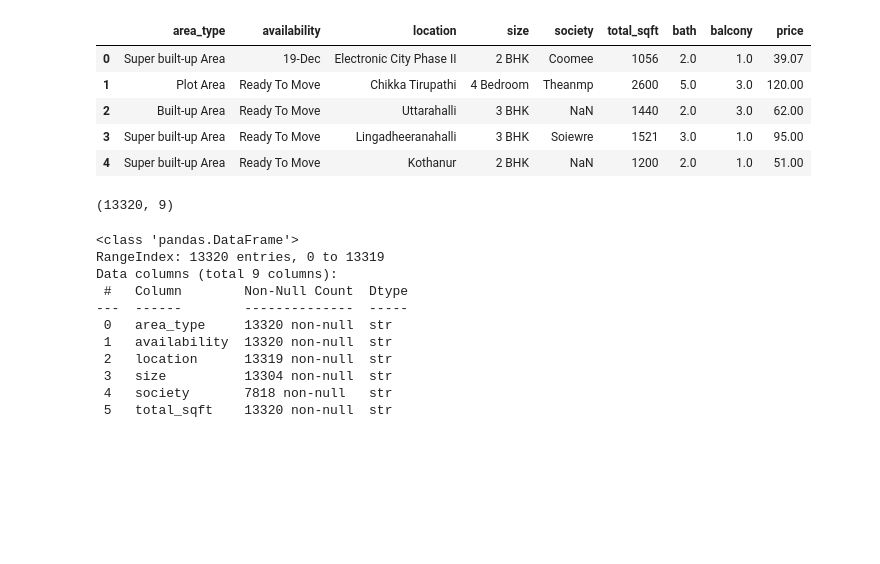
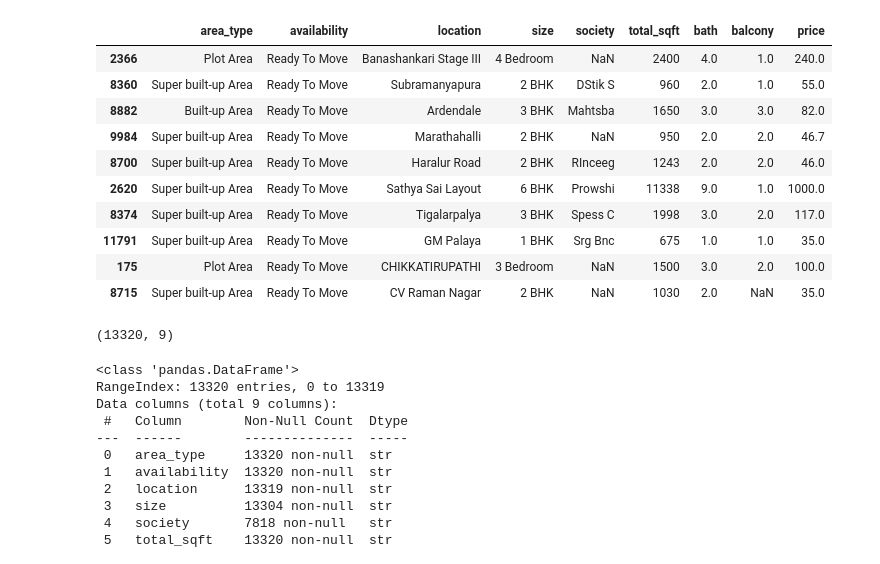
Before and after one commit to harkeshsingh0305/Probation-Project-26, a Jupyter notebook: Harkesh Singh Task 7/bhd.ipynb, the cells around one changed output. Saved outputs shown, nothing was run; the diff lists cells and outputs as text; code cells hidden in the pictures; blank space fills up the shorter version.

```diff
--- a/Harkesh Singh Task 7/bhd.ipynb
+++ b/Harkesh Singh Task 7/bhd.ipynb
@@ -5,14 +5,19 @@ import matplotlib.pyplot as plt
 import seaborn as sns
 # %%
 df = pd.read_csv("Bengaluru_House_Data.csv")
-df.head()
+df.sample(10)
 # %% [output]
 |  | area_type | availability | location | size | society | total_sqft | bath | balcony | price |
-| 0 | Super built-up Area | 19-Dec | Electronic City Phase II | 2 BHK | Coomee | 1056 | 2.0 | 1.0 | 39.07 |
-| 1 | Plot Area | Ready To Move | Chikka Tirupathi | 4 Bedroom | Theanmp | 2600 | 5.0 | 3.0 | 120.00 |
-| 2 | Built-up Area | Ready To Move | Uttarahalli | 3 BHK | NaN | 1440 | 2.0 | 3.0 | 62.00 |
-| 3 | Super built-up Area | Ready To Move | Lingadheeranahalli | 3 BHK | Soiewre | 1521 | 3.0 | 1.0 | 95.00 |
-| 4 | Super built-up Area | Ready To Move | Kothanur | 2 BHK | NaN | 1200 | 2.0 | 1.0 | 51.00 |
+| 2366 | Plot Area | Ready To Move | Banashankari Stage III | 4 Bedroom | NaN | 2400 | 4.0 | 1.0 | 240.0 |
+| 8360 | Super built-up Area | Ready To Move | Subramanyapura | 2 BHK | DStik S | 960 | 2.0 | 1.0 | 55.0 |
+| 8882 | Built-up Area | Ready To Move | Ardendale | 3 BHK | Mahtsba | 1650 | 3.0 | 3.0 | 82.0 |
+| 9984 | Super built-up Area | Ready To Move | Marathahalli | 2 BHK | NaN | 950 | 2.0 | 2.0 | 46.7 |
+| 8700 | Super built-up Area | Ready To Move | Haralur Road | 2 BHK | RInceeg | 1243 | 2.0 | 2.0 | 46.0 |
+| 2620 | Super built-up Area | Ready To Move | Sathya Sai Layout | 6 BHK | Prowshi | 11338 | 9.0 | 1.0 | 1000.0 |
+| 8374 | Super built-up Area | Ready To Move | Tigalarpalya | 3 BHK | Spess C | 1998 | 3.0 | 2.0 | 117.0 |
+| 11791 | Super built-up Area | Ready To Move | GM Palaya | 1 BHK | Srg Bnc | 675 | 1.0 | 1.0 | 35.0 |
+| 175 | Plot Area | Ready To Move | CHIKKATIRUPATHI | 3 Bedroom | NaN | 1500 | 3.0 | 2.0 | 100.0 |
+| 8715 | Super built-up Area | Ready To Move | CV Raman Nagar | 2 BHK | NaN | 1030 | 2.0 | NaN | 35.0 |
 # %%
 df.shape
 # %% [output]
```
Also changed, not shown: parts of 52 cells of this notebook.
